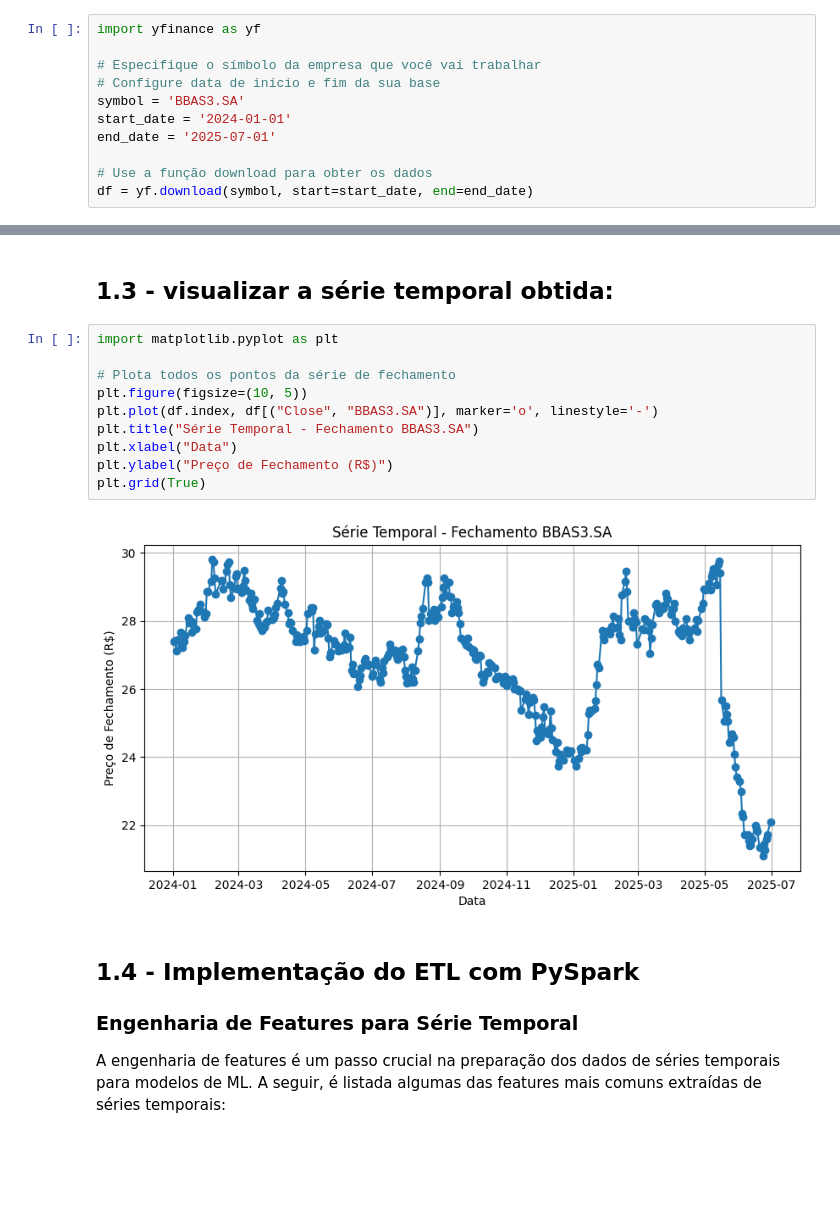
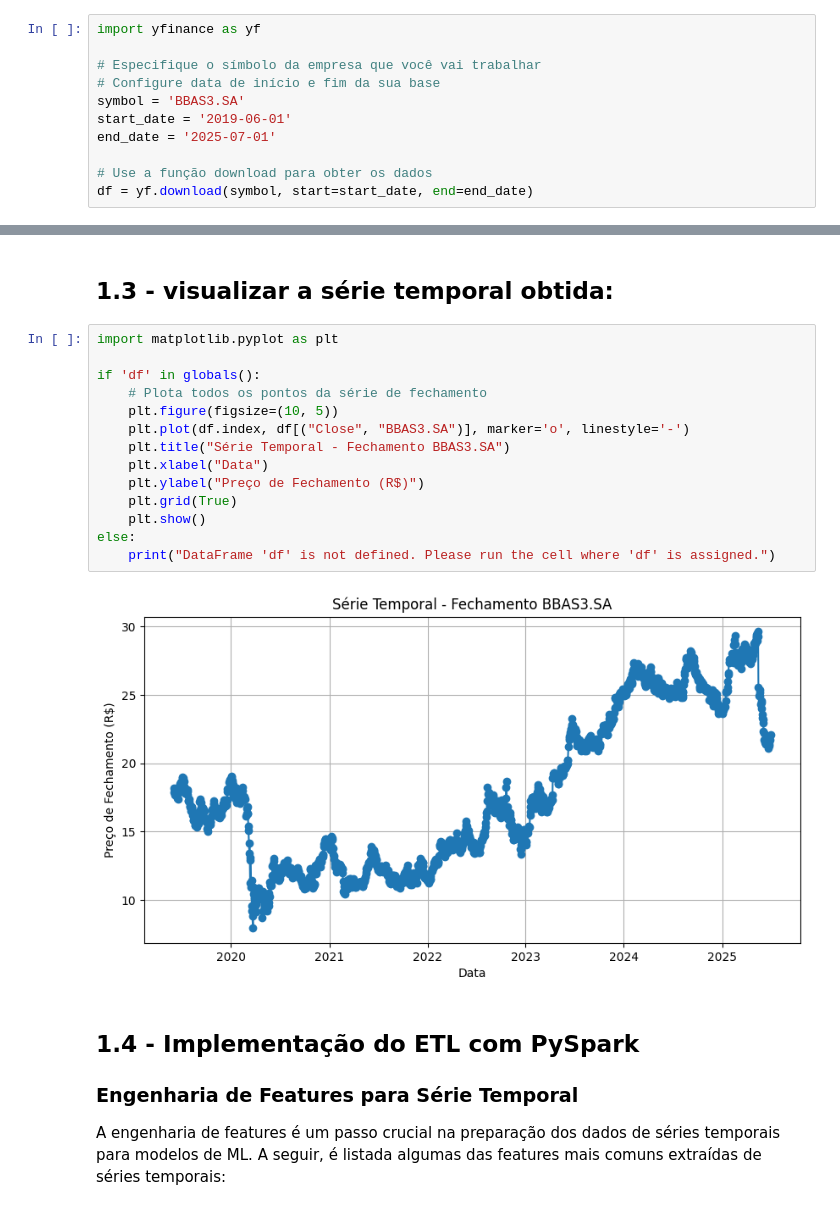
Before and after one commit to rivolela/fiap_tech_challenge_04, a Jupyter notebook: notebooks/etl.ipynb, the cells around one changed output, grey strips where cells are left out. Drawn from its saved outputs; the diff is of its cells as text; blank space fills up the shorter version.

```diff
--- a/notebooks/etl.ipynb
+++ b/notebooks/etl.ipynb
@@ -60,7 +60,7 @@ import yfinance as yf
 # Especifique o símbolo da empresa que você vai trabalhar
 # Configure data de início e fim da sua base
 symbol = 'BBAS3.SA'
-start_date = '2024-01-01'
+start_date = '2019-06-01'
 end_date = '2025-07-01'
 
 # Use a função download para obter os dados
@@ -86,15 +86,19 @@ Date
 # %%
 import matplotlib.pyplot as plt
 
-# Plota todos os pontos da série de fechamento
-plt.figure(figsize=(10, 5))
-plt.plot(df.index, df[("Close", "BBAS3.SA")], marker='o', linestyle='-')
-plt.title("Série Temporal - Fechamento BBAS3.SA")
-plt.xlabel("Data")
-plt.ylabel("Preço de Fechamento (R$)")
-plt.grid(True)
+if 'df' in globals():
+	# Plota todos os pontos da série de fechamento
+	plt.figure(figsize=(10, 5))
+	plt.plot(df.index, df[("Close", "BBAS3.SA")], marker='o', linestyle='-')
+	plt.title("Série Temporal - Fechamento BBAS3.SA")
+	plt.xlabel("Data")
+	plt.ylabel("Preço de Fechamento (R$)")
+	plt.grid(True)
+	plt.show()
+else:
+	print("DataFrame 'df' is not defined. Please run the cell where 'df' is assigned.")
 # %% [output]
-[figure, old version]
+[figure, new version]
 # %% [markdown]
 ## 1.4 - Implementação do ETL com PySpark
 
```
Also changed, not shown: parts of 4 cells of this notebook, 12 other files.
